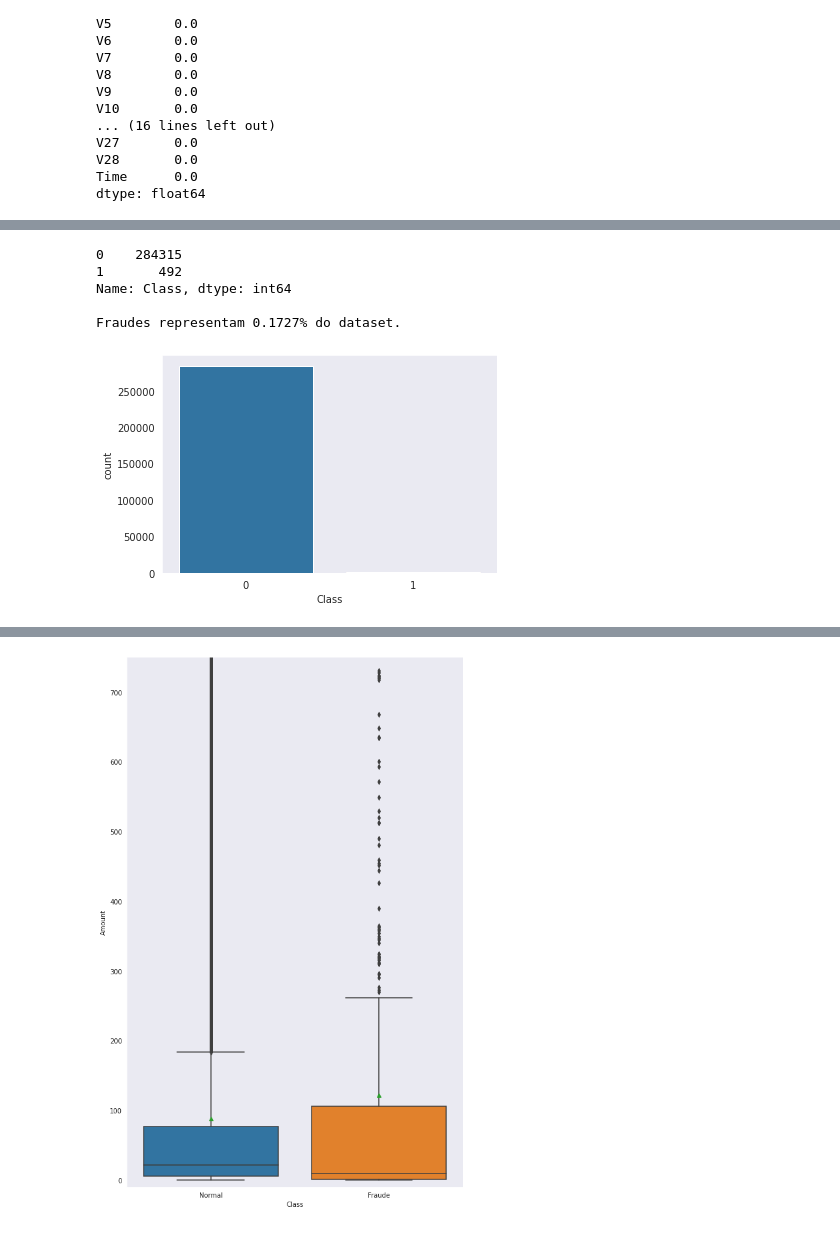
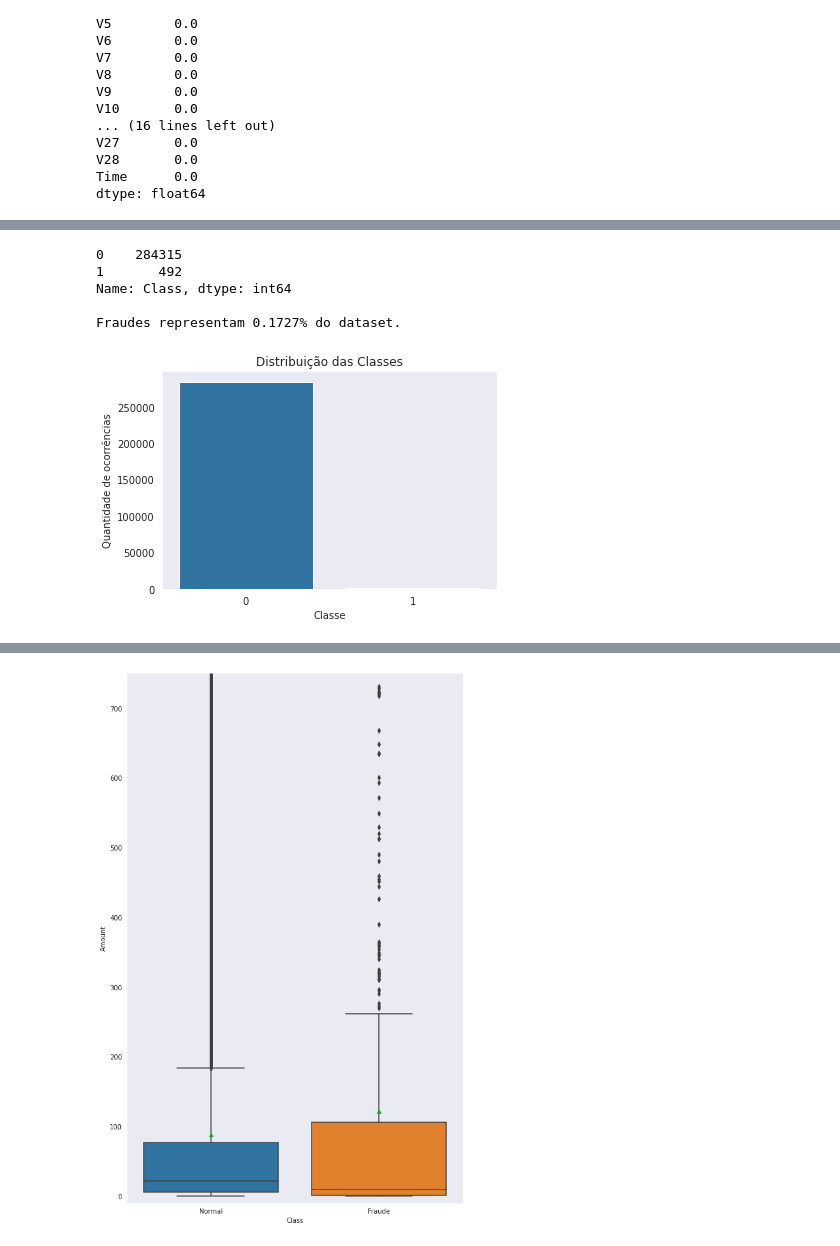
Before and after one commit to JoaoGustavo29/Portfolio_DataScience, a Jupyter notebook: Detecção_de_Fraude_em_Cartões_de_Crédito.ipynb, the cells around one changed output, grey strips where cells are left out. Cells and saved outputs as stored; diff of their text form; code cells hidden in the pictures.

```diff
--- a/Detecção_de_Fraude_em_Cartões_de_Crédito.ipynb
+++ b/Detecção_de_Fraude_em_Cartões_de_Crédito.ipynb
@@ -136,14 +148,19 @@ dtype: float64
 # %%
 # Checar o balanceamento das classes
 print(df.Class.value_counts())
 print('\nFraudes representam {:.4f}% do dataset.\n'.format((df[df.Class == 1].shape[0] / df.shape[0]) * 100))
 
 # Plotar gráfico de barras para as Classes
-sns.countplot('Class', data=df);
+fig , ax = plt.subplots()
+sns.countplot('Class', data=df, ax=ax);
+ax.set_title('Distribuição das Classes')
+ax.set_ylabel('Quantidade de ocorrências')
+ax.set_xlabel('Classe')
+plt.show();
 # %% [output]
 0    284315
 1       492
 Name: Class, dtype: int64
 
 Fraudes representam 0.1727% do dataset.
-[figure, old version]
+[figure, new version]
```
Also changed, not shown: parts of 30 cells of this notebook.
